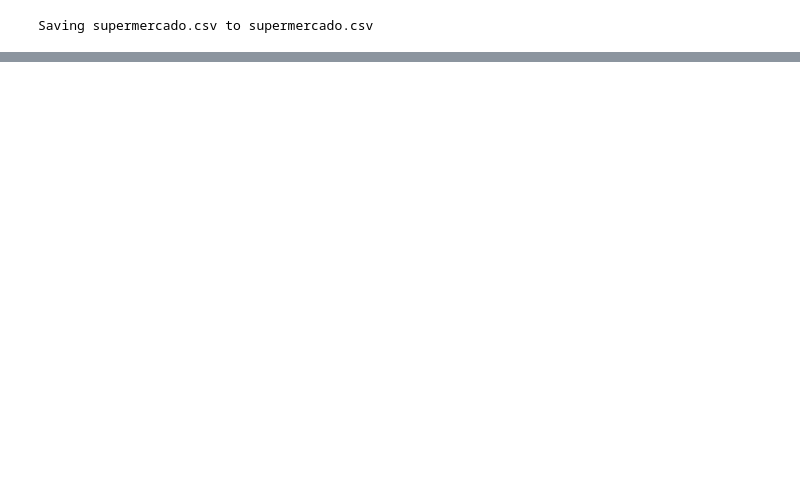
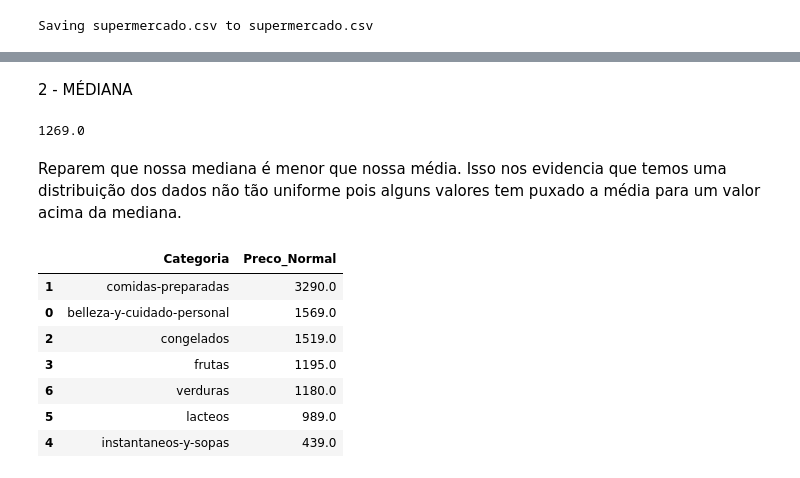
Before and after one commit to Kethellem/cursopython, a Jupyter notebook: AnaliseDesconto.ipynb, the cells around one changed output, grey strips where cells are left out. Saved outputs shown, nothing was run; the diff lists cells and outputs as text; code cells hidden in the pictures; blank space fills up the shorter version.

```diff
--- a/AnaliseDesconto.ipynb
+++ b/AnaliseDesconto.ipynb
@@ -104,0 +63,19 @@ Visualizando a distribuição, percebemos que o desconto max foi 4349
+# %% [markdown]
+2 - MÉDIANA
+# %%
+df['Preco_Normal'].median()
+# %% [output]
+1269.0
+# %% [markdown]
+Reparem que nossa mediana é menor que nossa média. Isso nos evidencia que temos uma distribuição dos dados não tão uniforme pois alguns valores tem puxado a média para um valor acima da mediana.
+# %%
+df.groupby('Categoria')['Preco_Normal'].median().reset_index().sort_values(by='Preco_Normal', ascending=False)
+# %% [output]
+|  | Categoria | Preco_Normal |
+| 1 | comidas-preparadas | 3290.0 |
+| 0 | belleza-y-cuidado-personal | 1569.0 |
+| 2 | congelados | 1519.0 |
+| 3 | frutas | 1195.0 |
+| 6 | verduras | 1180.0 |
+| 5 | lacteos | 989.0 |
+| 4 | instantaneos-y-sopas | 439.0 |
```
Also changed, not shown: parts of 14 cells of this notebook.
